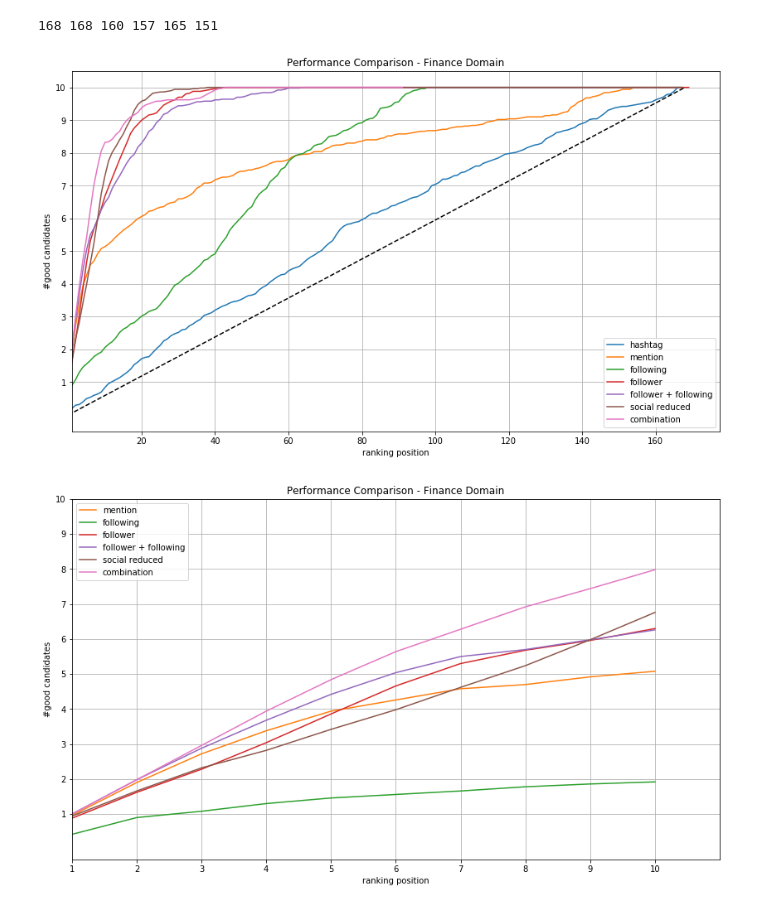
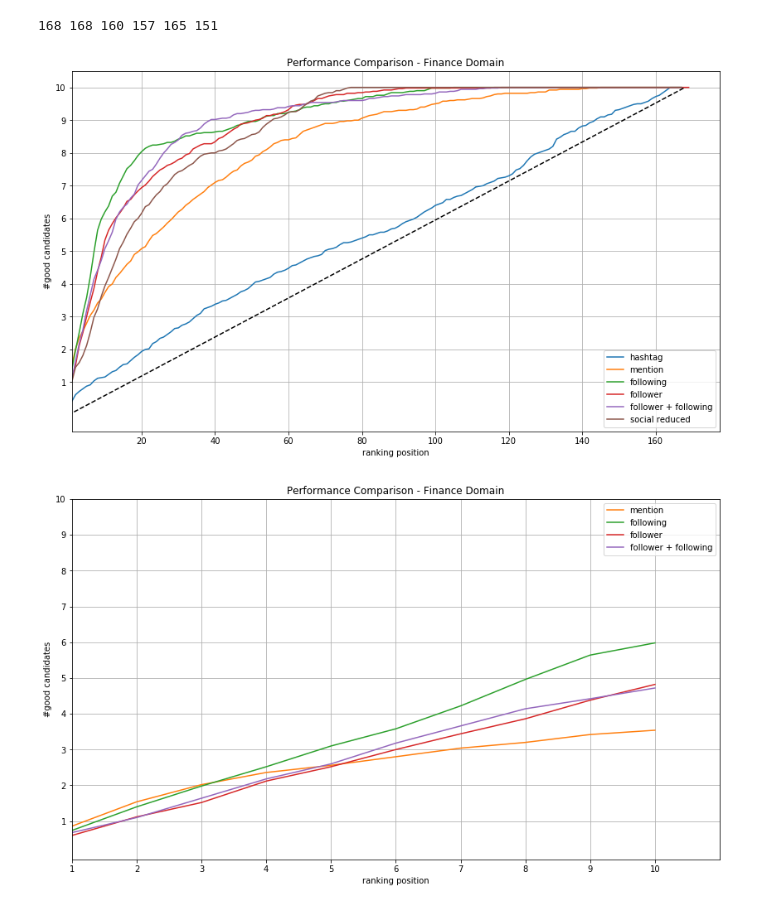
Before and after one commit to DataSciencePolimi/NetSKE, a Jupyter notebook: graphs/finance_20/Finance Domain - Test Network Features.ipynb, the cells around one changed output. Drawn from its saved outputs; the diff is of its cells as text; code cells hidden in the pictures.

Commit message:
notebook to analyze rank aggregation output

```diff
--- a/graphs/finance_20/Finance Domain - Test Network Features.ipynb
+++ b/graphs/finance_20/Finance Domain - Test Network Features.ipynb
@@ -26,15 +27,22 @@ Steps to follow:
 5. Iterate with different splits
 6. Compare with respect to the fingerprint method
 # %%
-# ranking is based on distance similarity
 def candidatesRanking(candidates, centroid, features):
     #centroid_v = np.array(centroid[features])
 
     output = pd.DataFrame()
-    output['distance'] = candidates.apply(lambda x: norm(np.array(x[features]) - centroid), axis=1)
+
     output['username'] = candidates['username']
     output['id_user'] = candidates['id_user']
-    output['similarity'] = output.apply(lambda x: 1/(1+x['distance']), axis=1)
+
+    # ranking based on distance similarity
+    # output['distance'] = candidates.apply(lambda x: norm(np.array(x[features]) - centroid), axis=1)
+    # output['similarity'] = output.apply(lambda x: 1/(1+x['distance']), axis=1)
+
+    # ranking based on cosine similarity
+    output['similarity'] = candidates.apply(lambda x: cosine_similarity(
+                                            np.array(x[features]).reshape(1, -1), centroid.reshape(1, -1)
+                                            ), axis=1)
 
     output.sort_values(by='similarity', ascending=False, inplace=True)
 
@@ -487,7 +557,7 @@ plt.plot(pf_1, label='following')
 plt.plot(pf_2, label='follower')
 plt.plot(pf_3, label='follower + following')
 plt.plot(pf_4, label='social reduced')
-plt.plot(ensemble, label='combination')
+# plt.plot(ensemble, label='combination')
 plt.plot([0, len(perf_tag)], [0, 10], linestyle='--', color='black')
 
 plt.legend()
@@ -499,32 +569,34 @@ plt.xlim(xmin=1)
 plt.yticks(range(1,11))
 plt.grid(True)
 # %% [output]
-[figure, old version]
+[figure, new version]
 # %%
+# paper figure
+
 plt.figure(figsize=(14,8))
 K = 10
 
 l = plt.plot(perf_tag[:K], label='hashtag')
 l.pop(0).remove()
 
 plt.plot(perf_mention[:K], label='mention')
 plt.plot(pf_1[:K], label='following')
 plt.plot(pf_2[:K], label='follower')
 plt.plot(pf_3[:K], label='follower + following')
-plt.plot(pf_4[:K], label='social reduced')
-plt.plot(ensemble[:K], label='combination')
+# plt.plot(pf_4[:K], label='social reduced')
+# plt.plot(ensemble[:K], label='combination')
 #plt.plot([0, 20], [0, 10], linestyle='--', color='black')
 
 
 plt.legend()
 plt.title('Performance Comparison - Finance Domain')
 plt.ylabel('#good candidates')
 plt.xlabel('ranking position')
 
 plt.xlim(xmin=1, xmax=K)
 plt.yticks(range(1,11))
 plt.xticks(range(0, K, int(K/10)), [str(i+1) for i in range(K)])
 plt.grid(True)
 # %% [output]
-[figure, old version]
+[figure, new version]
 # %%
```
Also changed, not shown: parts of 14 cells of this notebook, 12 other files.
